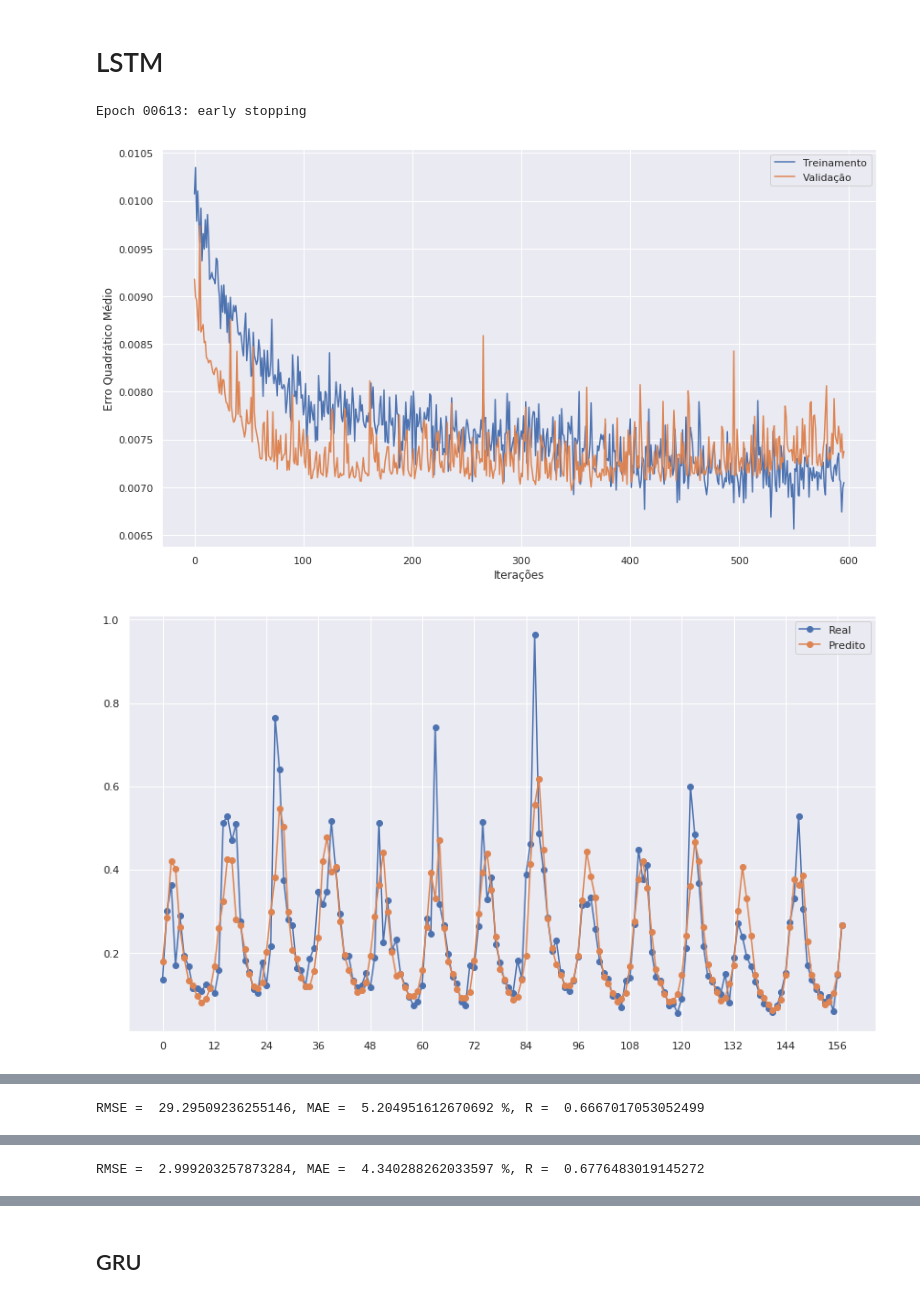
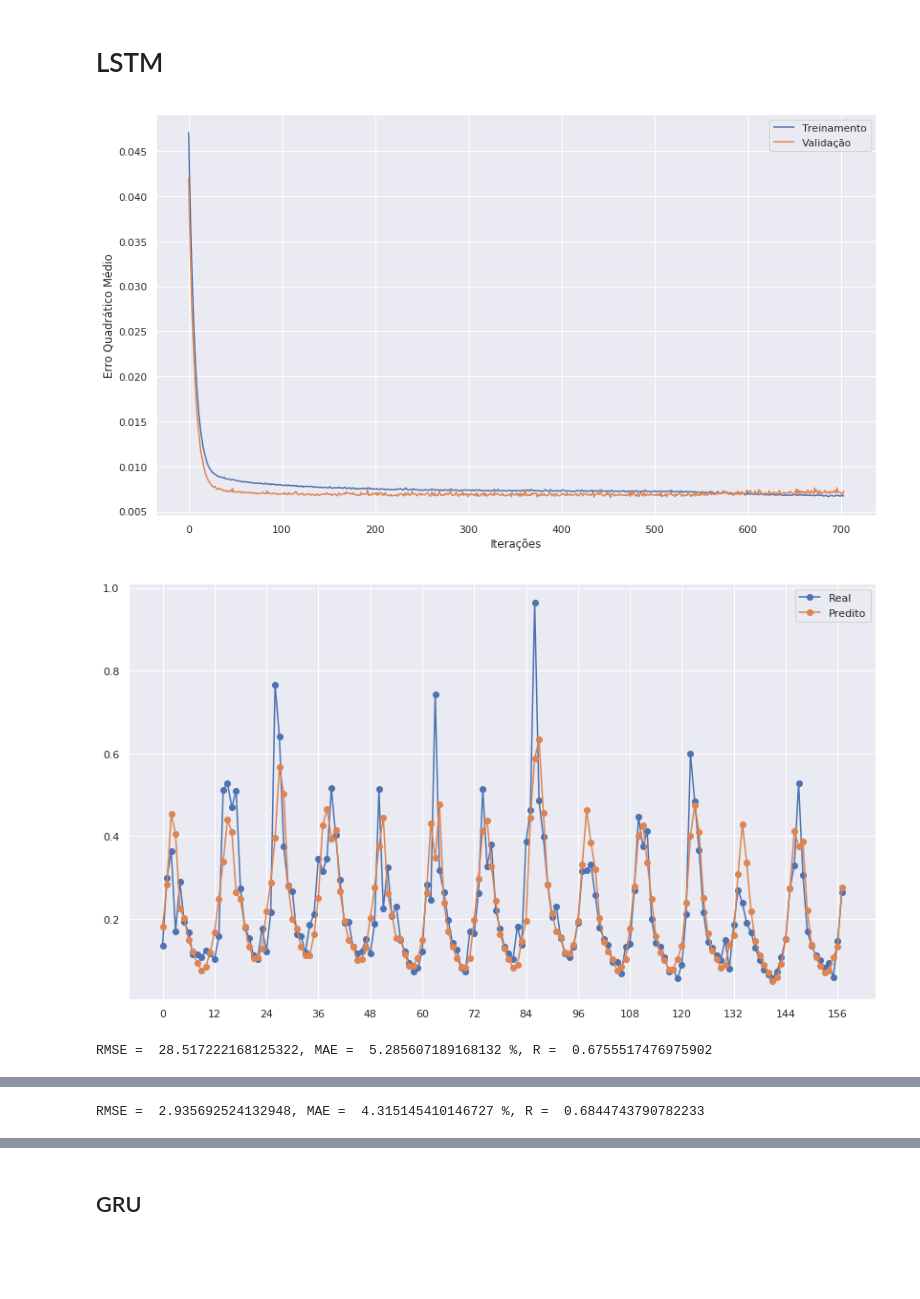
Before and after one commit to Gabrui/papers, a Jupyter notebook: IEEE_vazao_rios/vazao_rios.ipynb, the cells around one changed output, grey strips where cells are left out. Drawn from its saved outputs; the diff is of its cells as text; code cells hidden in the pictures; blank space fills up the shorter version.

Commit message:
Modificações dos hiperparâmetros para melhoria e treinamento com sequências

```diff
--- a/IEEE_vazao_rios/vazao_rios.ipynb
+++ b/IEEE_vazao_rios/vazao_rios.ipynb
@@ -82,6 +82,16 @@ def mostra_performance(modelo, entrada, saida, fatores_normalizacao):
         plt.show()
         imprime_metricas(saida[:, i], predito[:, i], fatores_normalizacao[i])
 
+def mostra_performance_reco(modelo, entrada, saida, fatores_normalizacao):
+    predito = modelo.predict(entrada)
+    for i in range(len(fatores_normalizacao)):
+        plt.plot(saida[:, -1, i], '-o')
+        plt.plot(predito[:, -1, i], '-o')
+        plt.legend(['Real', 'Predito'], loc='upper right')
+        plt.xticks(np.arange(0, len(saida), step=12))
+        plt.show()
+        imprime_metricas(saida[:, -1, i], predito[:, -1, i], fatores_normalizacao[i])
+
 def salva_historico(historico, nome_arquivo):
     arquivo = open(nome_arquivo, 'wb')
     pickle.dump(historico, arquivo)
@@ -138,6 +148,16 @@ def separa_series_reco(serie1, serie2, janela, inicio_y, tam):
     y_separado[:, 1] = serie2[inicio_y:inicio_y+tam]
     return x_separado, y_separado
 
+def separa_series_reco2(serie1, serie2, janela, inicio_y, tam):
+    x_separado = np.zeros((tam, janela, 2))
+    y_separado = np.zeros((tam, janela, 2))
+    for i in range(tam):
+        x_separado[i, :, 0] = serie1[i+inicio_y-janela:i+inicio_y]
+        y_separado[i, :, 0] = serie1[i+inicio_y-janela+1:i+inicio_y+1]
+        x_separado[i, :, 1] = serie2[i+inicio_y-janela:i+inicio_y]
+        y_separado[i, :, 1] = serie2[i+inicio_y-janela+1:i+inicio_y+1]
+    return x_separado, y_separado
+
 def gera_meses_reco(janela, inicio_y, tam):
     meses = np.zeros((tam, janela, 12))
     for i in range(tam):
@@ -357,14 +377,15 @@ janela_reco = janela + adicional_reco
 valida_reco = int((len(furnas) - teste - janela_reco) * fracao_valida)
 treino_reco = len(furnas) - teste - valida_reco - janela_reco
 
-x_treina_reco, y_treina_reco = separa_series_reco(furnas, camargos, janela_reco, janela_reco, treino_reco)
+x_treina_reco, y_treina_reco = separa_series_reco2(furnas, camargos, janela_reco, janela_reco, treino_reco)
 m_treina_reco = gera_meses_reco(janela_reco, janela_reco, treino_reco)
-x_valida_reco, y_valida_reco = separa_series_reco(furnas, camargos, janela_reco, janela_reco+treino_reco, valida_reco)
+x_valida_reco, y_valida_reco = separa_series_reco2(furnas, camargos, janela_reco, janela_reco+treino_reco, valida_reco)
 m_valida_reco = gera_meses_reco(janela_reco, janela_reco+treino_reco, valida_reco)
-x_teste_reco, y_teste_reco = separa_series_reco(furnas, camargos, janela_reco, janela_reco+treino_reco+valida_reco, teste)
+x_teste_reco, y_teste_reco = separa_series_reco2(furnas, camargos, janela_reco, janela_reco+treino_reco+valida_reco, teste)
 m_teste_reco = gera_meses_reco(janela_reco, janela_reco+treino_reco+valida_reco, teste)
 
-assert(x_treina_reco[31, -1, -1] == y_treina_reco[30, -1])
+#assert(x_treina_reco[31, -1, -1] == y_treina_reco[30, -1])
+assert(x_treina_reco[31, -1, -1] == y_treina_reco[30, -1, -1])
 print('Treino, ', treino_reco)
 print('Validação, ', valida_reco)
 print('Teste, ', teste)
@@ -418,33 +438,33 @@ RMSE =  2.8092628738283008, MAE =  4.280716059244803 %, R =  0.6980629254220128
 # %%
 def modelo_lstm(janela, quant_rios, ruido=0.04): #sqrt(rate / (1 - rate))
     entrada = Input(shape=(janela, quant_rios))
     mes = Input(shape=(janela, 12), name='mes')
 
     entrada_ruidosa = GaussianDropout(ruido)(entrada)
     entrada_aumentada = Concatenate(axis=-1)([entrada_ruidosa, mes])
-    X = Dense(12, activation='relu', kernel_regularizer=regularizers.l1(0.0001))(entrada_aumentada)
+    X = Dense(12, activation='relu', kernel_regularizer=regularizers.l2(0.02))(entrada_aumentada)
     X = GaussianDropout(0.004)(X)
-    X = LSTM(6)(X)
+    X = LSTM(6, return_sequences=True)(X)
     X = GaussianDropout(0.002)(X)
     X = Dense(6, activation='relu')(X)
     estimativa = Dense(quant_rios)(X)
 
     modelo = Model(inputs=[entrada, mes], outputs=estimativa)
     return modelo
 
-if not os.path.isfile('modelos/melhor_lstm.h5') or True:
+if not os.path.isfile('modelos/melhor_lstm.h5'):# or True:
     lstm = modelo_lstm(janela_reco, 2)
     lstm.compile(optimizer='adam', loss='mse')
     parar_lstm = EarlyStopping(monitor='val_loss', mode='min', verbose=1, patience=250, min_delta=0)
     salvar_lstm = ModelCheckpoint('modelos/melhor_lstm.h5', monitor='val_loss', mode='min', save_best_only=True)
 
     historico_lstm = lstm.fit([x_treina_reco, m_treina_reco], y_treina_reco, epochs=1500, validation_data=([x_valida_reco, m_valida_reco], y_valida_reco), verbose=0, callbacks=[parar_lstm, salvar_lstm])
     salva_historico(historico_lstm.history, 'historicos/lstm')
 
 mostra_treinamento(carrega_historico('historicos/lstm'))
 lstm = load_model('modelos/melhor_lstm.h5')
-mostra_performance(lstm, [x_valida_reco, m_valida_reco], y_valida_reco, fatores_normalizacao)
+mostra_performance_reco(lstm, [x_valida_reco, m_valida_reco], y_valida_reco, fatores_normalizacao)
 # %% [output]
-Epoch 00613: early stopping
-[figure, old version]
+[figure, new version]
-[figure, old version]
+[figure, new version]
+RMSE =  28.517222168125322, MAE =  5.285607189168132 %, R =  0.6755517476975902
@@ -451 +472 @@ Epoch 00613: early stopping
-RMSE =  29.29509236255146, MAE =  5.204951612670692 %, R =  0.6667017053052499
+RMSE =  2.935692524132948, MAE =  4.315145410146727 %, R =  0.6844743790782233
@@ -453,4 +473,3 @@ RMSE =  29.29509236255146, MAE =  5.204951612670692 %, R =  0.6667017053052499
-RMSE =  2.999203257873284, MAE =  4.340288262033597 %, R =  0.6776483019145272
 [interactive output not drawn]
 # %% [markdown]
 ## GRU
```
Also changed, not shown: parts of 4 cells of this notebook, 8 other files.
